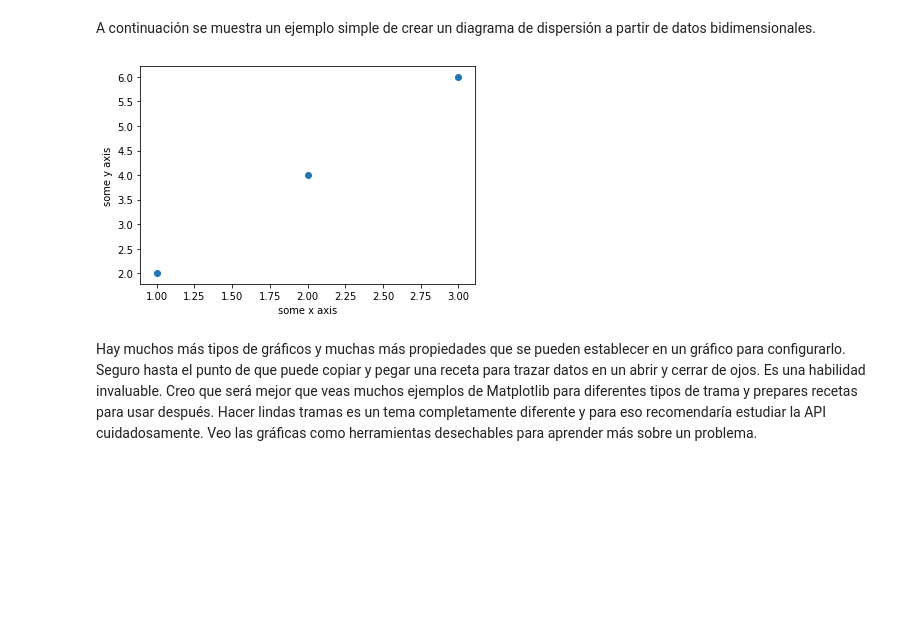
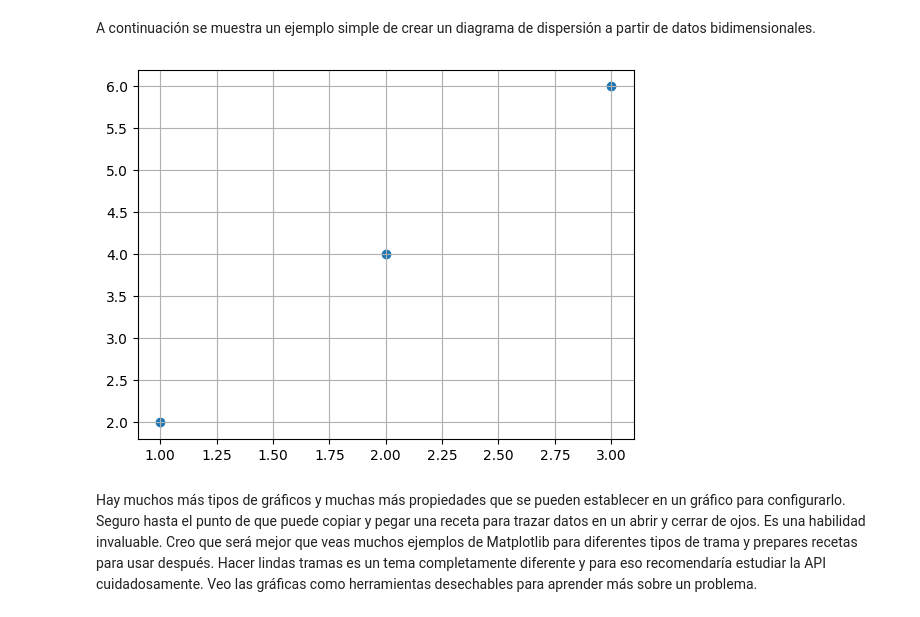
Before and after one commit to franguz03/machine-learning-python-course, a Jupyter notebook: resources/section 2/Jupyter_CursoPython/1.3. Curso rápido.ipynb, the cells around one changed output. Saved outputs shown, nothing was run; the diff lists cells and outputs as text; code cells hidden in the pictures; blank space fills up the shorter version.

```diff
--- a/resources/section 2/Jupyter_CursoPython/1.3. Curso rápido.ipynb
+++ b/resources/section 2/Jupyter_CursoPython/1.3. Curso rápido.ipynb
@@ -301,9 +342,13 @@ El siguiente ejemplo crea un diagrama lineal simple a partir de datos unidimensi
 A continuación se muestra un ejemplo simple de crear un diagrama de dispersión a partir de datos bidimensionales.
 # %%
 # Hcer dos vectores y representar los puntos en un gráfico de dispersión
-???
+x=np.array([1,2,3])
+y=np.array([2,4,6])
+plt.scatter(x,y)
+plt.grid()
+plt.show()
 # %% [output]
-[figure, old version]
+[figure, new version]
 # %% [markdown]
 Hay muchos más tipos de gráficos y muchas más propiedades que se pueden establecer en un gráfico para configurarlo. Seguro hasta el punto de que puede copiar y pegar una receta para trazar datos en un abrir y cerrar de ojos. Es una habilidad invaluable. Creo que será mejor que veas muchos ejemplos de Matplotlib para diferentes tipos de trama y prepares recetas para usar después. Hacer lindas tramas es un tema completamente diferente y para eso recomendaría estudiar la API cuidadosamente. Veo las gráficas como herramientas desechables para aprender más sobre un problema.
 # %% [markdown]
```
Also changed, not shown: parts of 18 cells of this notebook, 46 other files.
